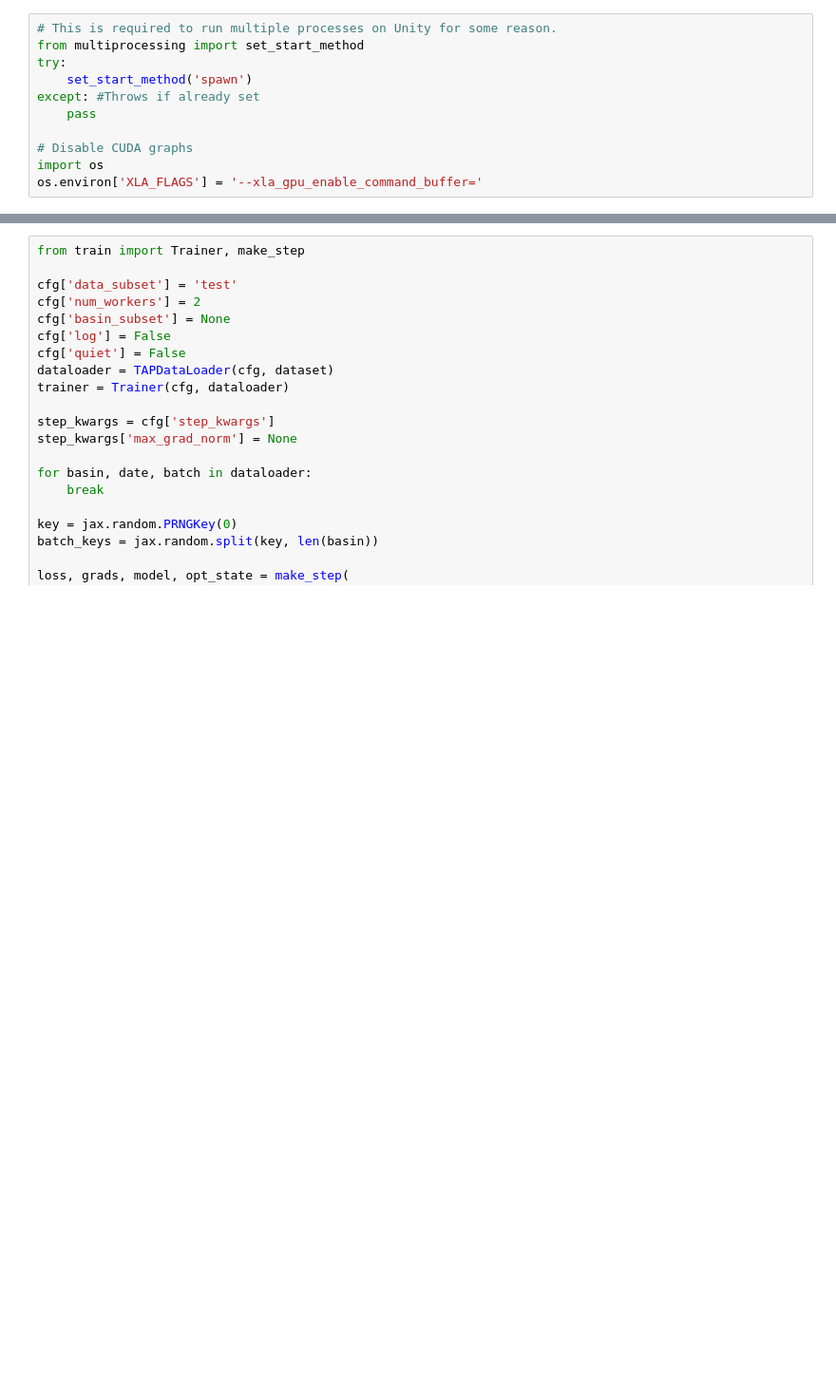
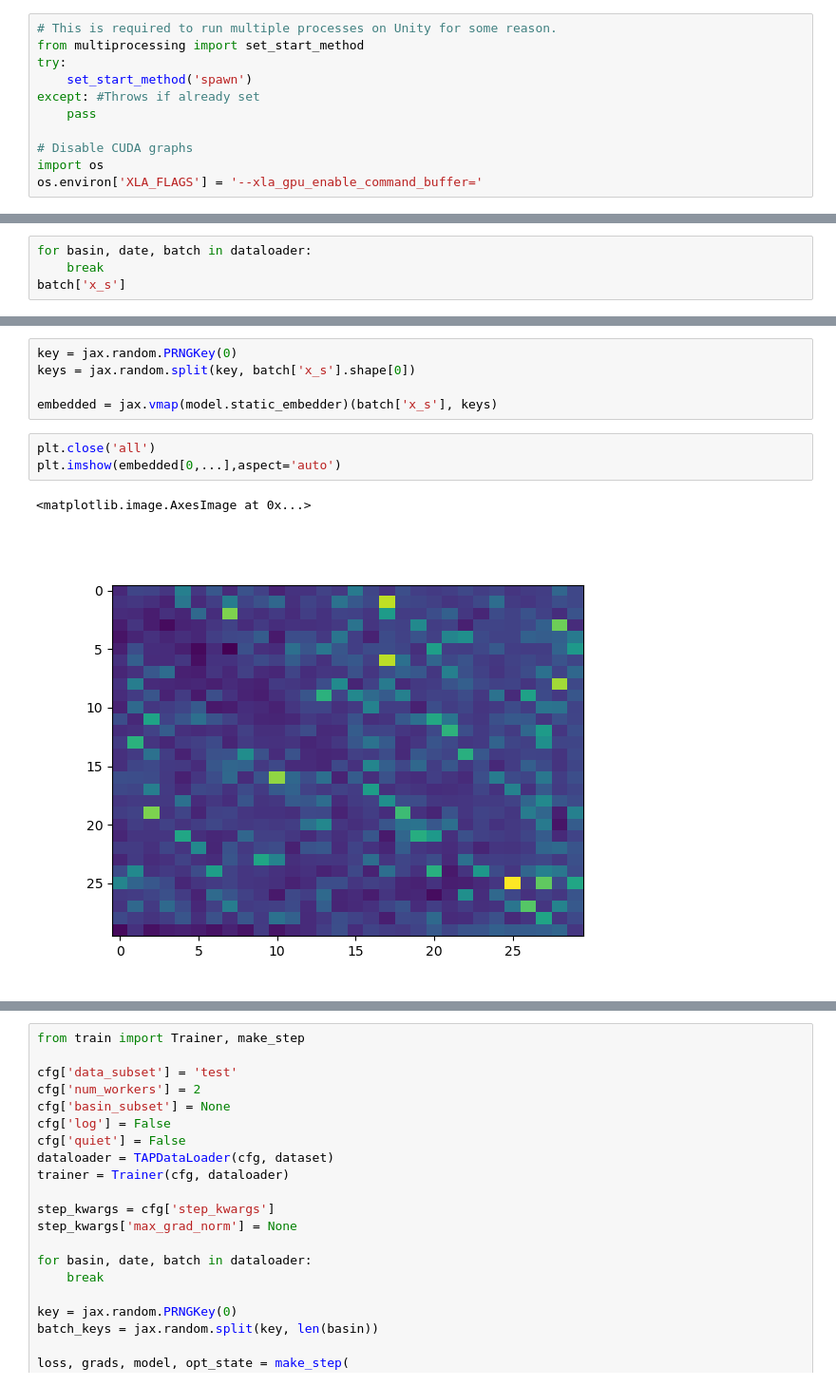
Before and after one commit to Fluvial-UMass/swot-ml, a Jupyter notebook: notebooks/Test_model.ipynb, the cells around one changed output, grey strips where cells are left out. Shown at 95% size. Cells and saved outputs as stored; diff of their text form; blank space fills up the shorter version.

```diff
--- a/notebooks/Test_model.ipynb
+++ b/notebooks/Test_model.ipynb
@@ -119,0 +242,4 @@ basin_metrics
+# %%
+for basin, date, batch in dataloader:
+    break
+batch['x_s']
@@ -119,0 +260,11 @@ basin_metrics
+# %%
+key = jax.random.PRNGKey(0)
+keys = jax.random.split(key, batch['x_s'].shape[0])
+
+embedded = jax.vmap(model.static_embedder)(batch['x_s'], keys)
+# %%
+plt.close('all')
+plt.imshow(embedded[0,...],aspect='auto')
+# %% [output]
+<matplotlib.image.AxesImage at 0x...>
+[figure, added]
```
Also changed, not shown: parts of 30 cells of this notebook, 13 other files.
